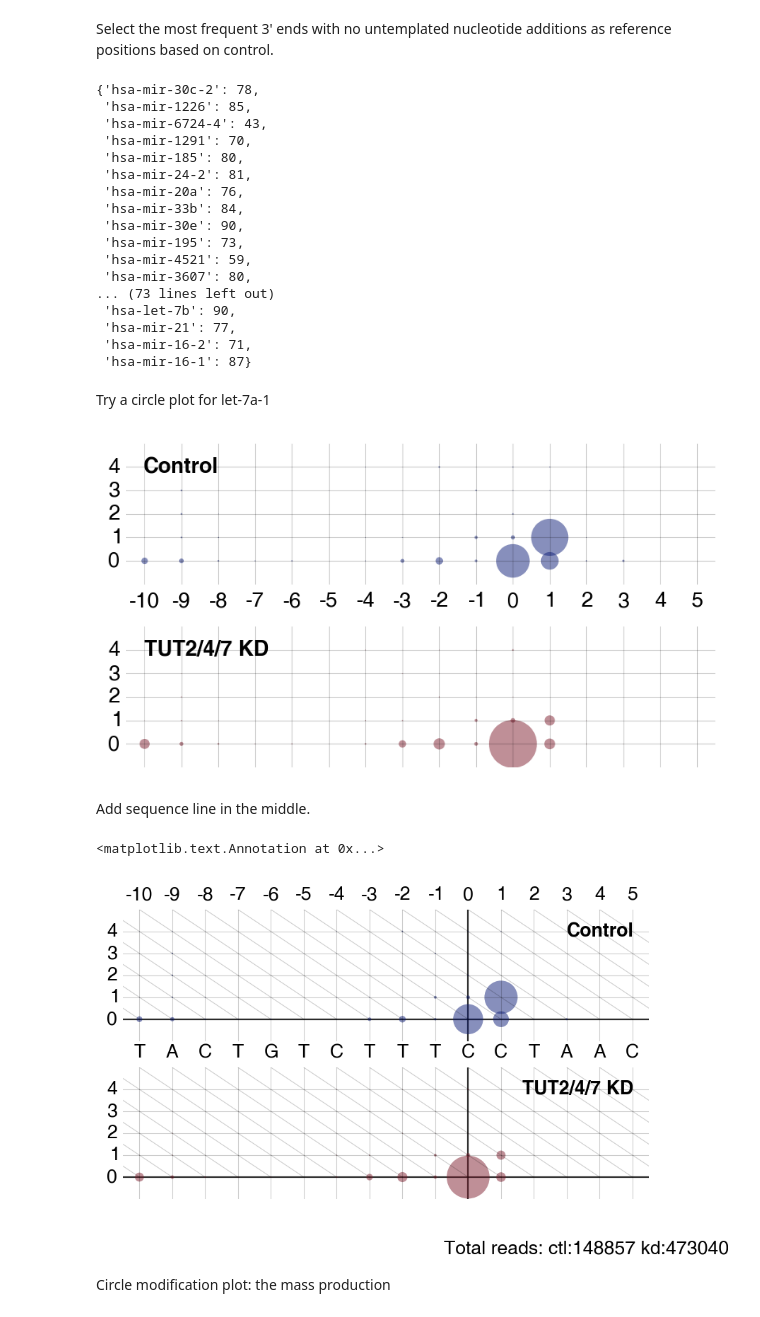
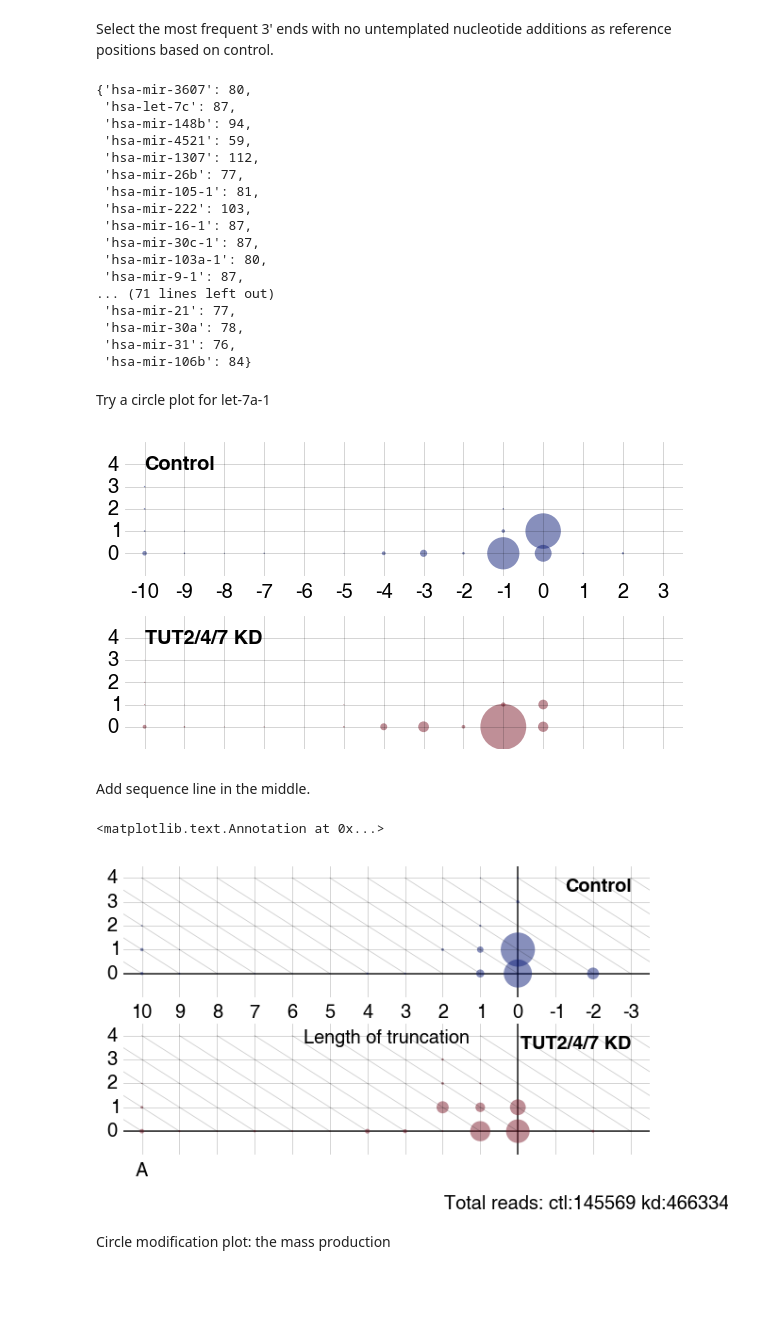
Before and after one commit to hyeshik/bskim-2015-pre-miRNA, a Jupyter notebook: notes/plot-modifications-endpos-frequency-circles.ipynb, the cells around one changed output. Cells and saved outputs as stored; diff of their text form; code cells hidden in the pictures; blank space fills up the shorter version.

Commit message:
Fix positioning and few other thing for modification/endpos frequency circle chart, Add global uridylation change chart.

```diff
--- a/notes/plot-modifications-endpos-frequency-circles.ipynb
+++ b/notes/plot-modifications-endpos-frequency-circles.ipynb
@@ -28,0 +31,3 @@ kd.head()
+# %%
+ctl = ctl[ctl['addedSeq'].apply(lambda x: x.strip('T') == '')]
+kd = kd[kd['addedSeq'].apply(lambda x: x.strip('T') == '')]
@@ -58,27 +65,27 @@ refarr = ctlcnt
 
 mostfreq_pos = {}
 for hairpin, cntarr in refarr.items():
-    mostfreq_pos[hairpin] = cntarr[:, 0].argmax()
+    mostfreq_pos[hairpin] = cntarr.sum(axis=1).argmax()
 
 mostfreq_pos
 # %% [output]
-{'hsa-mir-30c-2': 78,
- 'hsa-mir-1226': 85,
- 'hsa-mir-6724-4': 43,
- 'hsa-mir-1291': 70,
- 'hsa-mir-185': 80,
- 'hsa-mir-24-2': 81,
- 'hsa-mir-20a': 76,
- 'hsa-mir-33b': 84,
- 'hsa-mir-30e': 90,
- 'hsa-mir-195': 73,
+{'hsa-mir-3607': 80,
+ 'hsa-let-7c': 87,
+ 'hsa-mir-148b': 94,
  'hsa-mir-4521': 59,
- 'hsa-mir-3607': 80,
-... (73 lines left out)
- 'hsa-let-7b': 90,
+ 'hsa-mir-1307': 112,
+ 'hsa-mir-26b': 77,
+ 'hsa-mir-105-1': 81,
+ 'hsa-mir-222': 103,
+ 'hsa-mir-16-1': 87,
+ 'hsa-mir-30c-1': 87,
+ 'hsa-mir-103a-1': 80,
+ 'hsa-mir-9-1': 87,
+... (71 lines left out)
  'hsa-mir-21': 77,
- 'hsa-mir-16-2': 71,
- 'hsa-mir-16-1': 87}
+ 'hsa-mir-30a': 78,
+ 'hsa-mir-31': 76,
+ 'hsa-mir-106b': 84}
 # %% [markdown]
 Try a circle plot for let-7a-1
 # %%
@@ -89,7 +96,7 @@ mostfreq = mostfreq_pos[hairpinname]
 ctlfreqarr = ctlcnt[hairpinname] / ctlcnt[hairpinname].sum()
 kdfreqarr = kdcnt[hairpinname] / kdcnt[hairpinname].sum()
 # %%
-endpos_range = np.arange(mostfreq-10, mostfreq+6)
+endpos_range = np.arange(mostfreq-10, mostfreq+4)
 modcnt_range = np.arange(5)
 
 sc_pos_x = np.array([ep for ep in endpos_range for mc in modcnt_range])
@@ -124,15 +131,15 @@ plt.setp(ax.get_xticklabels(), visible=False)
 
 plt.subplots_adjust(hspace=0.3)
 # %% [output]
-[figure, old version]
+[figure, new version]
 # %% [markdown]
 Add sequence line in the middle.
 # %%
 from Bio import SeqIO
-hairpin_seqs = SeqIO.to_dict(SeqIO.parse(open('reference/hairpins.fa'), 'fasta'))
+hairpin_seqs = SeqIO.to_dict(SeqIO.parse(open('../reference/hairpins.fa'), 'fasta'))
 # %%
 max_modcnt = 4
-endpos_range = np.arange(mostfreq-10, mostfreq+6)
+endpos_range = np.arange(mostfreq-10, mostfreq+4)
 modcnt_range = np.arange(max_modcnt+1)
 
 sc_pos_x = np.array([ep for ep in endpos_range for mc in modcnt_range])
@@ -140,7 +147,7 @@ sc_pos_y = np.array([mc for ep in endpos_range for mc in modcnt_range])
 sc_freq_cnt = np.array([ctlfreqarr[ep, mc] for ep in endpos_range for mc in modcnt_range])
 sc_freq_kd = np.array([kdfreqarr[ep, mc] for ep in endpos_range for mc in modcnt_range])
 
-ref_sequence = hairpin_seqs[hairpinname][endpos_range[0]:endpos_range[-1]+1]
+ref_sequence = hairpin_seqs[hairpinname][endpos_range[0]-1:endpos_range[-1]]
 
 def adjust_axis(ax, sample, showseq=False):
     plt.axvline(mostfreq, c='black', zorder=0, alpha=0.8)
@@ -149,46 +156,47 @@ def adjust_axis(ax, sample, showseq=False):
     # draw diagonal grid lines
     diaggrid_xbase = np.arange(endpos_range[0], endpos_range[-1] + max_modcnt + 1)
     for x in diaggrid_xbase:
-        xpts = np.arange(x - max_modcnt - 1, x+1)
-        ypts = np.arange(max_modcnt + 1, -1, -1)
+        xpts = np.arange(x - max_modcnt, x+1)
+        ypts = np.arange(max_modcnt, -1, -1)
         plt.plot(xpts, ypts, c='black', alpha=0.2, lw=0.5)
 
     if showseq:
         plt.xticks(endpos_range, list(ref_sequence))
     else:
-        plt.xticks(endpos_range, endpos_range - mostfreq)
+        plt.xticks(endpos_range, -(endpos_range - mostfreq))
+        plt.xlabel('Length of truncation')
 
     plt.xlim(endpos_range[0] - 0.5, endpos_range[-1] + 0.5)
-    plt.ylim(-1, modcnt_range[-1] + 1)
+    plt.ylim(-1, modcnt_range[-1] + 0.5)
     plt.yticks(modcnt_range)
     plt.grid(True, ls='-', alpha=0.2)
     plt.annotate(sample, (endpos_range[-1], modcnt_range[-1]), ha='right',
-                 va='center', fontsize=12, fontweight='bold')
+                 va='top', fontsize=12, fontweight='bold')
 
     plt.setp(ax.get_xticklines(), visible=False)
     plt.setp(ax.get_yticklines(), visible=False)
     ax.set_frame_on(False)
-    ax.xaxis.tick_top()
+    #ax.xaxis.tick_top()
 
 fig = plt.figure(figsize=(6, 3.3))
 
 ax = fig.add_subplot(2, 1, 1)
 
 plt.scatter(sc_pos_x, sc_pos_y, s=sc_freq_cnt*1000, lw=0, c='#10207a', alpha=0.5, edgecolor='none')
 adjust_axis(ax, 'Control', showseq=False)
 
 ax = fig.add_subplot(2, 1, 2)
 
 plt.scatter(sc_pos_x, sc_pos_y, s=sc_freq_kd*1000, lw=0, c='#802030', alpha=0.5, edgecolor='none')
 adjust_axis(ax, 'TUT2/4/7 KD', showseq=True)
 
 plt.subplots_adjust(hspace=0.2)
 
 plt.annotate('Total reads: ctl:{:.0f} kd:{:.0f}'.format(ctlcnt[hairpinname].sum(), kdcnt[hairpinname].sum()),
               (1, 0), ha='right', va='bottom', xycoords='figure fraction')
 # %% [output]
 <matplotlib.text.Annotation at 0x...>
-[figure, old version]
+[figure, new version]
 # %% [markdown]
 Circle modification plot: the mass production
 # %%
```
Also changed, not shown: parts of 8 cells of this notebook, 1 other file.
